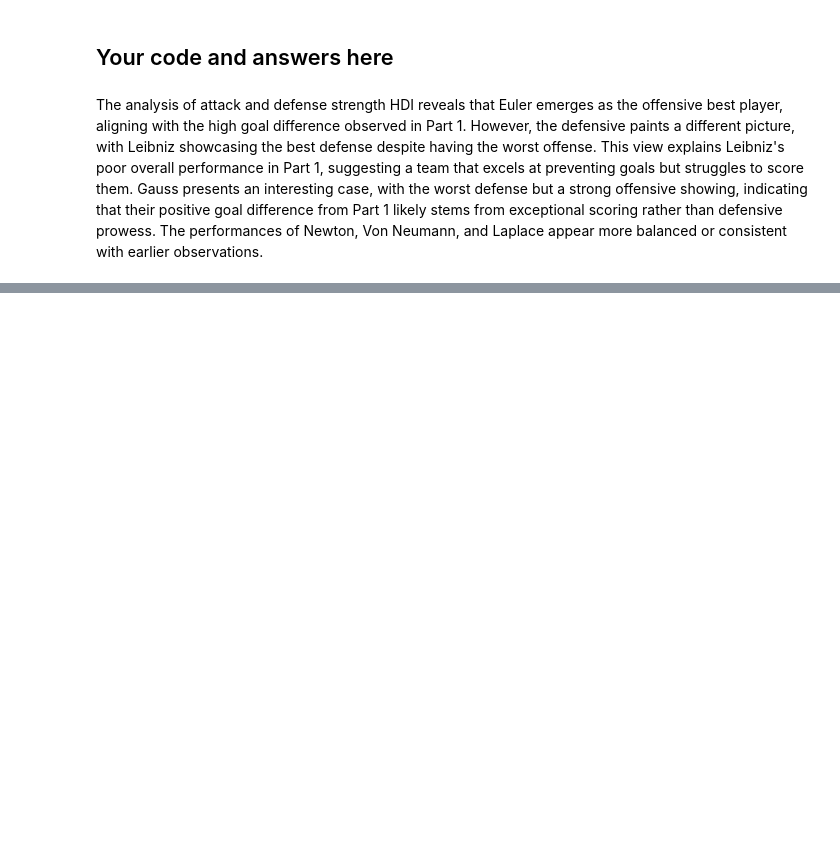
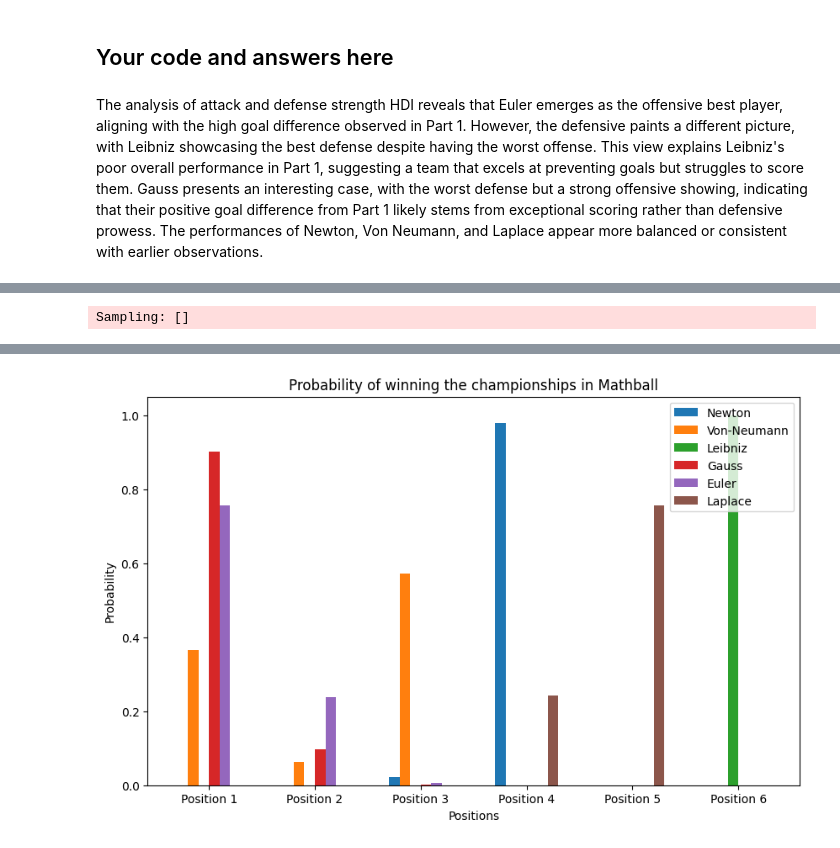
Before and after one commit to estivengrx/Freelancer-2, a Jupyter notebook: bayer_analysis_2/project_semester_B/Notebooks/mathball.ipynb, the cells around one changed output, grey strips where cells are left out. Cells and saved outputs as stored; diff of their text form; code cells hidden in the pictures; blank space fills up the shorter version.

```diff
--- a/bayer_analysis_2/project_semester_B/Notebooks/mathball.ipynb
+++ b/bayer_analysis_2/project_semester_B/Notebooks/mathball.ipynb
@@ -551,0 +485,67 @@ Sampling: []
+# %%
+# Function to simulate the matches and compute the rankings
+def simulate_tournament(trace, teams, df_all, num_simulations=4000):
+    with mathball:
+        # Generating posterior predictive samples for the likelihoods of outcomes 'theta_g1' and 'theta_g2'
+        ppc = pm.sample_posterior_predictive(trace, var_names=["theta_g1", "theta_g2"], random_seed=42)
+
+    # Initializing a DataFrame to store the results
+    results = pd.DataFrame(index=range(num_simulations), columns=teams, data=0)
+
+    # Iterating over each simulation of the task
+    for sim in range(num_simulations):
+        points = {team: 0 for team in teams}
+
+        # Each mathc
+        for idx, row in df_all.iterrows():
+            home_team = row['home_player']
+            away_team = row['away_player']
+
+            # Extracting the correct scalar values for home_score and away_score
+            home_score = ppc.posterior_predictive['theta_g1'].isel(chain=0, draw=sim, theta_g1_dim_2=idx).values.item()
+            away_score = ppc.posterior_predictive['theta_g2'].isel(chain=0, draw=sim, theta_g2_dim_2=idx).values.item()
+
+            # Assigning points based on the match result, this is based on the requirements of the task
+            if home_score > away_score:
+                points[home_team] += 3
+            elif home_score < away_score:
+                points[away_team] += 3
+            else:
+                points[home_team] += 1
+                points[away_team] += 1
+
+        # Storing the points
+        for team in teams:
+            results.at[sim, team] = points[team]
+
+    return results
+
+# Running the simulation 4000 times
+teams = df_all['home_player'].unique()
+results = simulate_tournament(trace, teams, df_all)
+
+# Calculating the rankings for the plot, (positions)
+rankings = results.rank(axis=1, ascending=False, method='min').astype(int)
+
+# Plot of the probability distributions for each possible rank per team
+rank_probs = {team: [] for team in teams}
+for team in teams:
+    for rank in range(1, len(teams) + 1):
+        rank_probs[team].append((rankings[team] == rank).mean())
+
+# Plot of the results
+fig, ax = plt.subplots(figsize=(10, 6))
+bar_width = 0.1
+for i, team in enumerate(teams):
+    ax.bar(np.arange(1, len(teams) + 1) + i * bar_width, rank_probs[team], width=bar_width, label=team)
+
+ax.set_xlabel('Positions')
+ax.set_ylabel('Probability')
+ax.set_title('Probability of winning the championships in Mathball')
+ax.set_xticks(np.arange(1, len(teams) + 1) + bar_width * (len(teams) - 1) / 2)
+ax.set_xticklabels(['Position {}'.format(i) for i in range(1, len(teams) + 1)])
+ax.legend()
+
+plt.show()
+# %% [output]
+Sampling: []
@@ -551,0 +555 @@ Sampling: []
+[figure, added]
```
Also changed, not shown: parts of 8 cells of this notebook, 3 other files.
